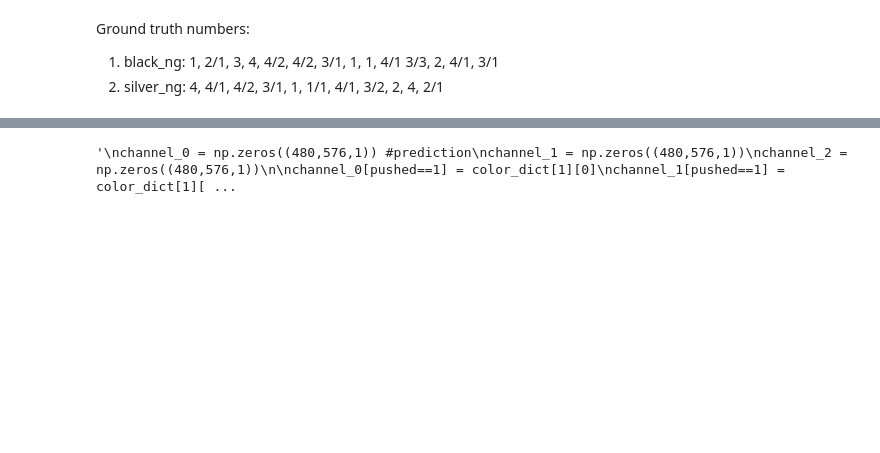
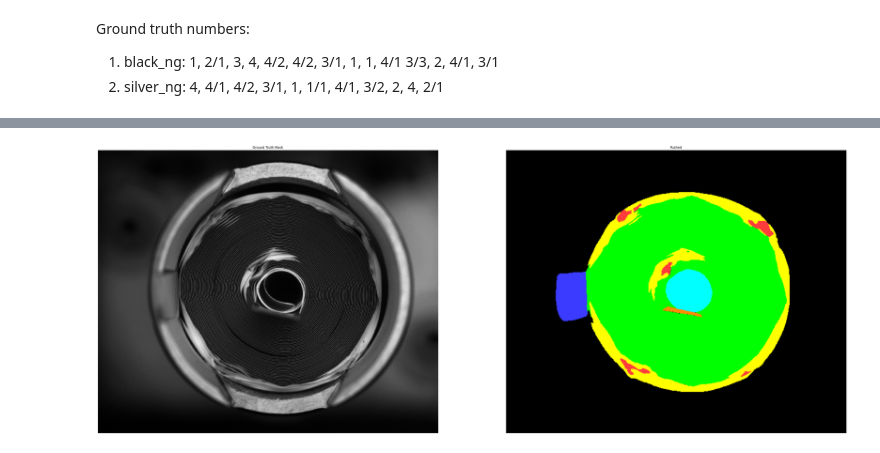
Before and after one commit to jhk0429/Segmentation_project, a Jupyter notebook: Inference.ipynb, the cells around one changed output, grey strips where cells are left out. Cells and saved outputs as stored; diff of their text form; code cells hidden in the pictures; blank space fills up the shorter version.

```diff
--- a/Inference.ipynb
+++ b/Inference.ipynb
@@ -332,28 +414,51 @@ img, area, wh, count = draw_and_count(pushed_x, contours, label='push', draw_typ
 # %%
-"""
-channel_0 = np.zeros((480,576,1)) #prediction
-channel_1 = np.zeros((480,576,1))
-channel_2 = np.zeros((480,576,1))
+pred = np.float32(pred_mask[idx][0][0])
 
-channel_0[pushed==1] = color_dict[1][0]
-channel_1[pushed==1] = color_dict[1][1]
-channel_2[pushed==1] = color_dict[1][2]
+ex = np.round(pred) # ex = H,W,7
 
-channel_0[circle==1] = color_dict[3][0]
-channel_1[circle==1] = color_dict[3][1]
-channel_2[circle==1] = color_dict[3][2]
+circle = tf.expand_dims(ex[:,:,1], -1)
+pushed = tf.expand_dims(ex[:,:,3], -1)
+bg = tf.expand_dims(ex[:,:,0], -1)
+hole = tf.expand_dims(ex[:,:,2], -1)
+stamped = tf.expand_dims(ex[:,:,4], -1)
+in_tab = tf.expand_dims(ex[:,:,5], -1)
+out_tab = tf.expand_dims(ex[:,:,6], -1)
 
-channel_0[stamped==1] = color_dict[2][0]
-channel_1[stamped==1] = color_dict[2][1]
-channel_2[stamped==1] = color_dict[2][2]
+channel_0 = np.zeros(IMG_SIZE+(1,)) #prediction
+channel_1 = np.zeros(IMG_SIZE+(1,))
+channel_2 = np.zeros(IMG_SIZE+(1,))
+
+channel_0[pushed==1] = color_dict[3][0]
+channel_1[pushed==1] = color_dict[3][1]
+channel_2[pushed==1] = color_dict[3][2]
+
+channel_0[circle==1] = color_dict[1][0]
+channel_1[circle==1] = color_dict[1][1]
+channel_2[circle==1] = color_dict[1][2]
+
+channel_0[stamped==1] = color_dict[4][0]
+channel_1[stamped==1] = color_dict[4][1]
+channel_2[stamped==1] = color_dict[4][2]
 
 channel_0[bg==1] = color_dict[0][0]
 channel_1[bg==1] = color_dict[0][1]
 channel_2[bg==1] = color_dict[0][2]
 
+channel_0[hole==1] = color_dict[2][0]
+channel_1[hole==1] = color_dict[2][1]
+channel_2[hole==1] = color_dict[2][2]
+
+channel_0[in_tab==1] = color_dict[5][0]
+channel_1[in_tab==1] = color_dict[5][1]
+channel_2[in_tab==1] = color_dict[5][2]
+
+channel_0[out_tab==1] = color_dict[6][0]
+channel_1[out_tab==1] = color_dict[6][1]
+channel_2[out_tab==1] = color_dict[6][2]
+
 com = tf.concat([channel_0, channel_1, channel_2], -1)
-"""
 
-#display(com, idx, only_inference=True)
+display([val_x[idx], com],fig_size=50) #, idx=idx, only_inference=True) #WHEN SAVING
+#display([val_x[idx], onehot_to_rgb(val_y[idx]), com],fig_size=50)
 # %% [output]
-'\nchannel_0 = np.zeros((480,576,1)) #prediction\nchannel_1 = np.zeros((480,576,1))\nchannel_2 = np.zeros((480,576,1))\n\nchannel_0[pushed==1] = color_dict[1][0]\nchannel_1[pushed==1] = color_dict[1][ ...
+[figure, added]
```
Also changed, not shown: parts of 31 cells of this notebook.
